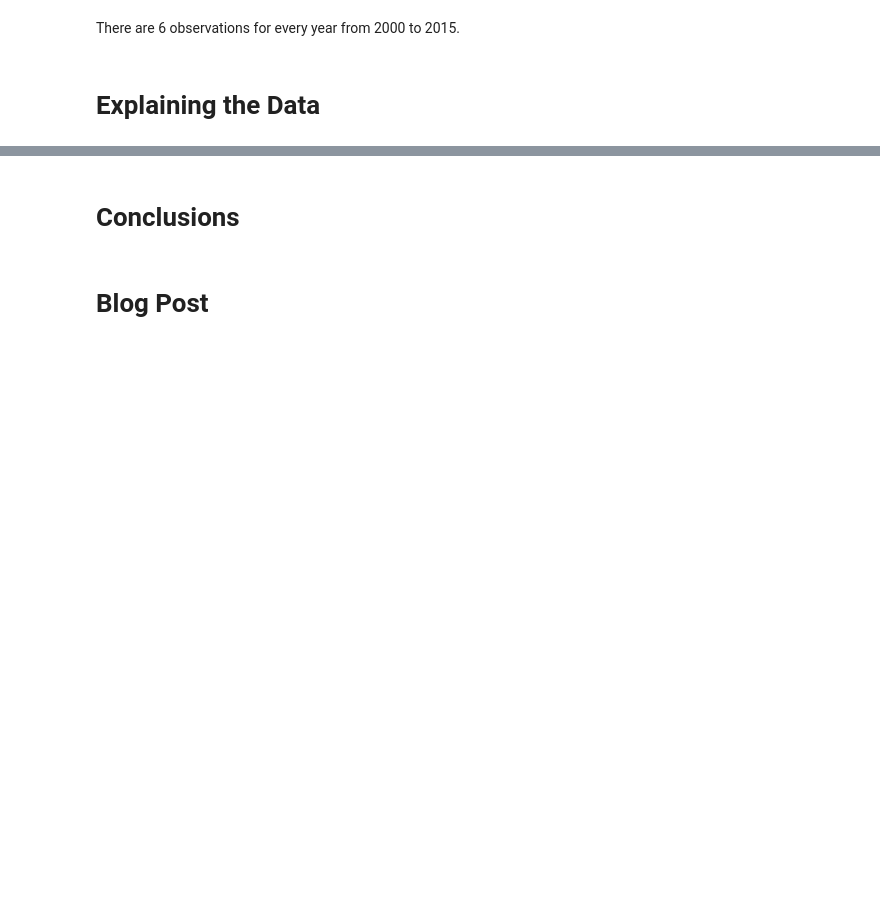
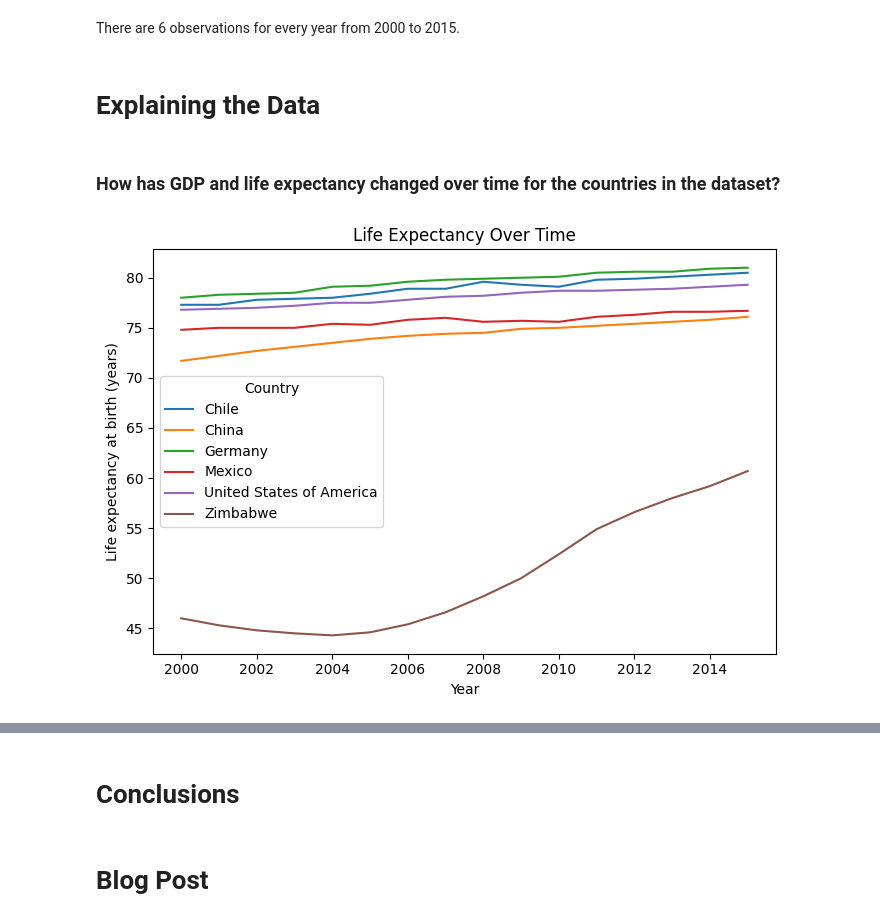
Before and after one commit to alanjameschapman/Life-Expectancy-and-GDP-Starter, a Jupyter notebook: life_expectancy_gdp.ipynb, the cells around one changed output, grey strips where cells are left out. Drawn from its saved outputs; the diff is of its cells as text; code cells hidden in the pictures; blank space fills up the shorter version.

Commit message:
Explore correlation between life expectancy and GDP.

```diff
--- a/life_expectancy_gdp.ipynb
+++ b/life_expectancy_gdp.ipynb
@@ -360,3 +366,17 @@ plt.show()
 There are 6 observations for every year from 2000 to 2015.
 # %% [markdown]
 # Explaining the Data
+# %% [markdown]
+### How has GDP and life expectancy changed over time for the countries in the dataset?
+# %%
+# Create a line plot of life expectancy over time
+plt.figure(figsize=(7, 5))
+sns.lineplot(x='Year', y='Life expectancy at birth (years)', hue='Country', data=df)
+plt.title('Life Expectancy Over Time')
+plt.ylabel('Life expectancy at birth (years)')
+plt.xlabel('Year')
+plt.legend(title='Country')
+plt.tight_layout()
+plt.show()
+# %% [output]
+[figure, added]
```
Also changed, not shown: parts of 13 cells of this notebook, 2 other files.
